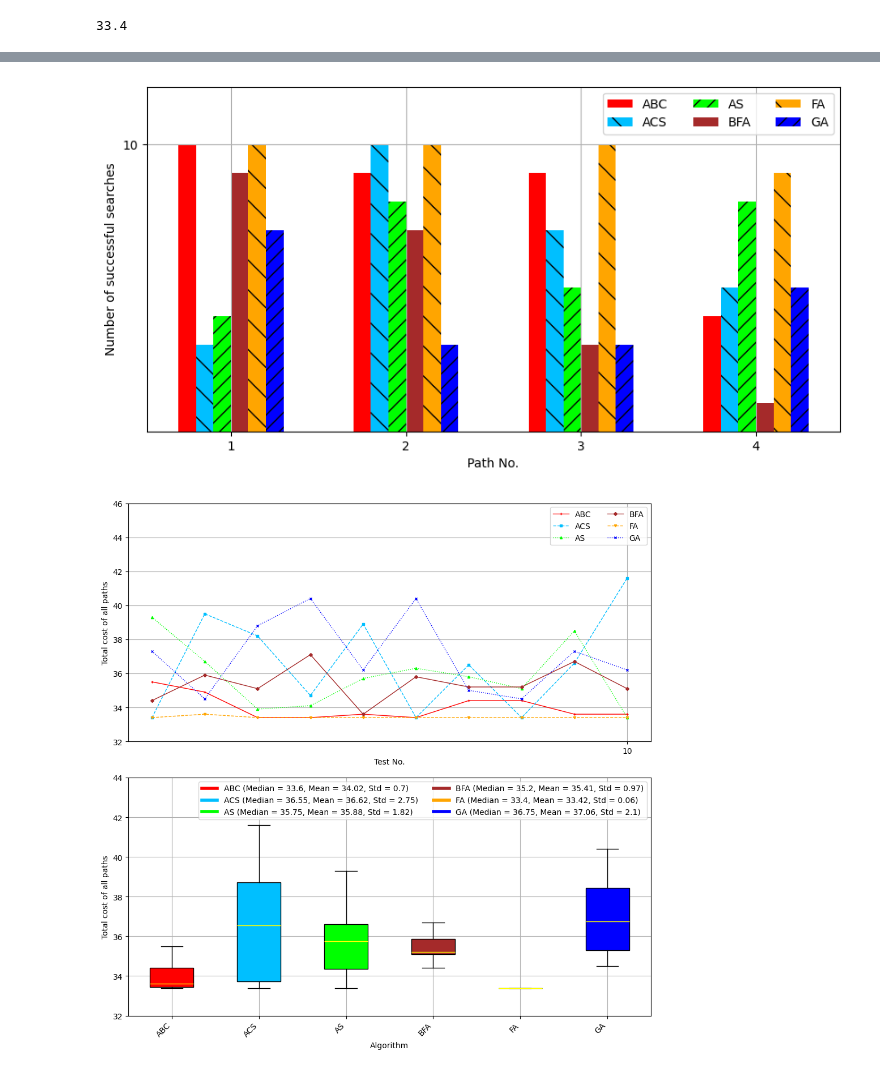
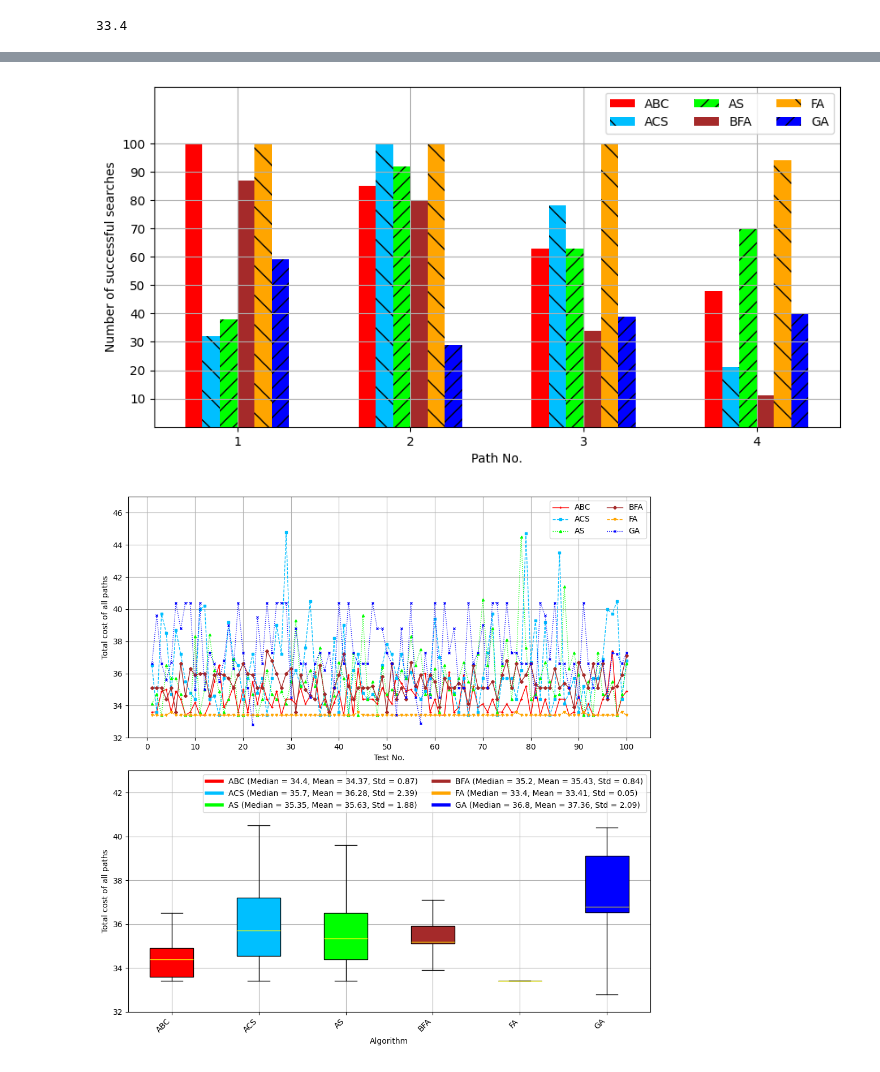
Before and after one commit to nguyenvantin971996/SDN_PyQt5, a Jupyter notebook: ryu_controller/ALL.ipynb, the cells around one changed output, grey strips where cells are left out. Drawn from its saved outputs; the diff is of its cells as text; code cells hidden in the pictures.

```diff
--- a/ryu_controller/ALL.ipynb
+++ b/ryu_controller/ALL.ipynb
@@ -33,7 +33,7 @@ from FA_static import FA
 from YenAlgorithm import YenAlgorithm
 from get_metric import getMetric
 
-Times = 10
+Times = 100
 src = 1
 dst = 20
 
@@ -331,7 +331,7 @@ plt.legend(["ABC", "ACS", "AS", "BFA", "FA", "GA"], loc="upper right", ncol=3)
 plt.grid()
 # plt.savefig("ALL/ALL_nss.png", dpi=200, bbox_inches='tight')
 # %% [output]
-[figure, old version]
+[figure, new version]
 # %%
 metrics = ["sum_ABC", "sum_ACS", "sum_AS", "sum_BFA", "sum_FA", "sum_GA"]
 labels = ["ABC", "ACS", "AS", "BFA", "FA", "GA"]
@@ -344,40 +344,40 @@ fig, axs = plt.subplots(2, 1, figsize=(10, 10))
 ax1 = axs[0]
 xticks = np.arange(11) * 10
 ax1.set_xticks(xticks, minor=False)
-ax1.set_ylim(32, 46)
+ax1.set_ylim(32, 47)
 ax1.set_xlabel("Test No.")
 ax1.set_ylabel("Total cost of all paths")
 ax1.grid()
 for i, metric in enumerate(metrics):
     ax1.plot(
         range(1, len(data[metric]) + 1), data[metric],
         linewidth=1, color=colors[i], linestyle=linestyles[i], marker=markers[i], markersize=3
     )
 ax1.legend(["ABC", "ACS", "AS", "BFA", "FA", "GA"], loc="upper right", ncol=2)
 
 ax2 = axs[1]
 ax2.set_xticklabels(labels, rotation=45, ha="right")
-ax2.set_ylim(32, 44)
+ax2.set_ylim(32, 43)
 ax2.set_xlabel("Algorithm")
 ax2.set_ylabel("Total cost of all paths")
 ax2.grid()
 data_for_boxplot = [data[metric] for metric in metrics]
 box = ax2.boxplot(data_for_boxplot, patch_artist=True, vert=True, showfliers=False,
                   medianprops=dict(color='yellow', linewidth=1))
 for patch, color in zip(box['boxes'], colors):
     patch.set_facecolor(color)
 
 handles = [plt.Line2D([0], [0], color=color, lw=4) for color in colors]
 legend_labels = [
     f"{labels[i]} (Median = {statistics[metrics[i]]['median']}, Mean = {statistics[metrics[i]]['mean']}, Std = {statistics[metrics[i]]['std']})"
     for i in range(len(labels))
 ]
 plt.legend(handles, legend_labels, loc="upper right", ncol=2)
 plt.tight_layout()
 # plt.savefig("ALL/ALL_sum.png", dpi=200, bbox_inches='tight')
 plt.show()
 # %% [output]
-[figure, old version]
+[figure, new version]
 # %%
 metrics = ["time_ABC", "time_ACS", "time_AS", "time_BFA", "time_FA", "time_GA"]
 metrics_non_FA = ["time_ABC", "time_ACS", "time_AS", "time_BFA", "time_GA"]
```
Also changed, not shown: parts of 4 cells of this notebook.
